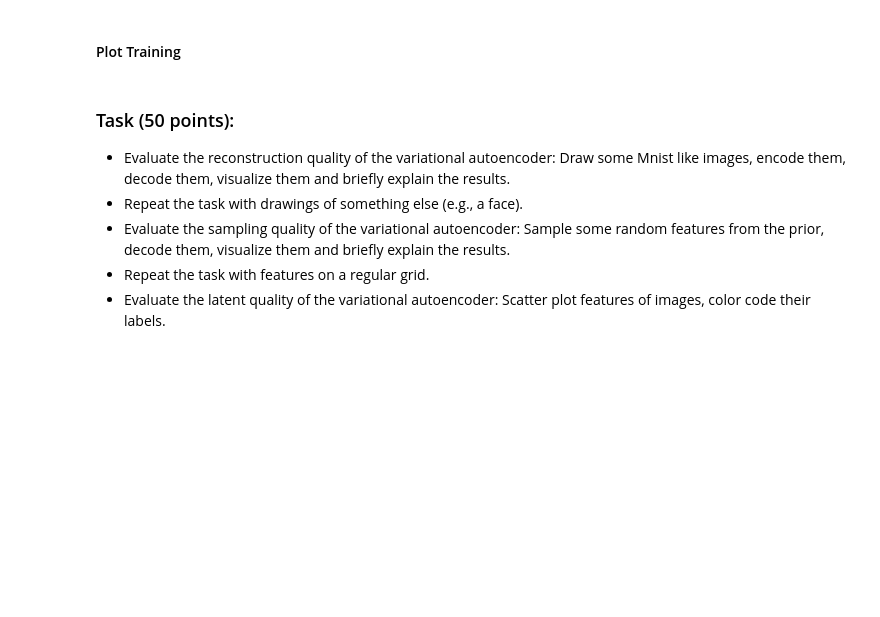
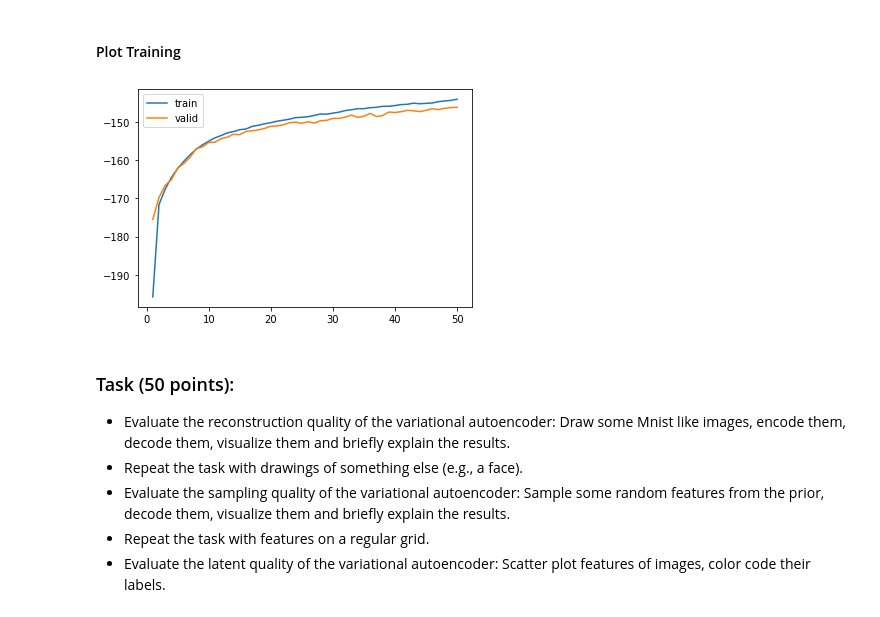
Before and after one commit to AjinkyaIndulkar/CGCV1920-Group8, a Jupyter notebook: Lab 13/Group8_CGCV192013B.ipynb, the cells around one changed output. Saved outputs shown, nothing was run; the diff lists cells and outputs as text; code cells hidden in the pictures; blank space fills up the shorter version.

```diff
--- a/Lab 13/Group8_CGCV192013B.ipynb
+++ b/Lab 13/Group8_CGCV192013B.ipynb
@@ -149,15 +150,3 @@ class ELBOLoss:
 ### Task (5 points):
 
 * Implement the variational autoencoder.
-# %%
-class VariationalAutoencoder(gluon.HybridBlock):
-    # Feel free to use different arguments
-    def __init__(self,  activation = "relu", hiddens= 400, latents = 2, observables = 784, layers = 1, **kwargs):
-        super(VariationalAutoencoder, self).__init__()
-        with self.name_scope():
-            self.decoder = Encoder(activation, hiddens, observables, layers, **kwargs)
-            self.encoder = Encoder(activation, hiddens, latents, layers, **kwargs)
-
-    def hybrid_forward(self, F, x):
-        # Your code here...
-        return x_mean, x_log_var, z_mean, z_log_var
@@ -216,4 +243,16 @@ criterion = ELBOLoss()
 # %%
+# define model
+net = VariationalAutoencoder(hiddens=N_HIDDEN, latents=N_LATENT, observables=28*28, layers=N_LAYERS)
+# initialize model
+
+net.collect_params().initialize(mx.init.Xavier(), ctx=model_ctx)
+net.hybridize()
+# define optimizer and loss criterion
+trainer = gluon.Trainer(net.collect_params(), 'adam', {'learning_rate': .001})
+criterion = ELBOLoss()
+
+import time
+
 print_period = N_EPOCH // 10
 start = time.time()
 training_loss = []
@@ -230,15 +269,20 @@ for epoch in tqdm(range(N_EPOCH), desc='epochs'):
 
     # iterate over train data and update model
     n_batch_train = 0
+
+
     for batch in train:
         n_batch_train +=1
         # fetch data
         data = batch.data[0].as_in_context(model_ctx)
+
         with autograd.record():
             # feed-forward function
-            x_mean, x_log_var, z_mean, z_log_var = net(data)
+            #print("SHAPE DATA 2",data.shape)
+
+            loss = net(data)
             # compute loss
-            loss = criterion(data, x_mean, x_log_var, z_mean, z_log_var)
+            #loss = criterion(data, x_mean, x_log_var, z_mean, z_log_var)
         # backprop
         loss.backward()
         # optimizer step
@@ -273,12 +332,14 @@ net.save_parameters(model_pfx)
 # %% [markdown]
 #### Plot Training
 # %%
-batch_x = np.linspace(1, n_epoch, len(training_loss))
+batch_x = np.linspace(1, N_EPOCH, len(training_loss))
 plt.figure()
 plt.plot(batch_x, -1*np.array(training_loss))
 plt.plot(batch_x, -1*np.array(validation_loss))
 plt.legend(['train', 'valid'])
 plt.show()
+# %% [output]
+[figure, added]
 # %% [markdown]
 ### Task (50 points):
 * Evaluate the reconstruction quality of the variational autoencoder: Draw some Mnist like images, encode them, decode them, visualize them and briefly explain the results.
```
Also changed, not shown: parts of 15 cells of this notebook.
